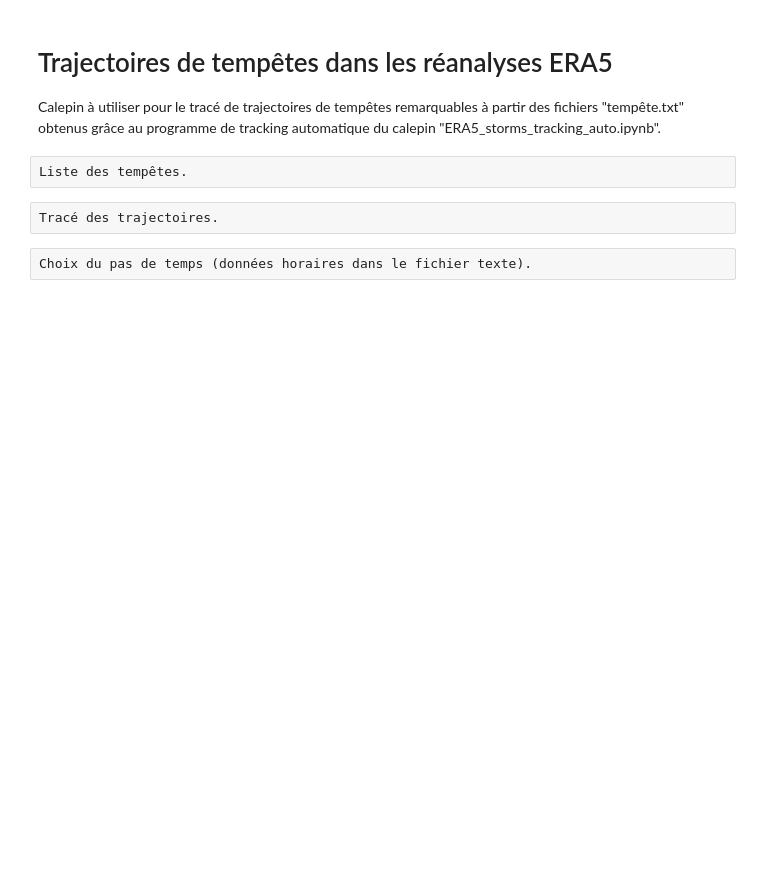
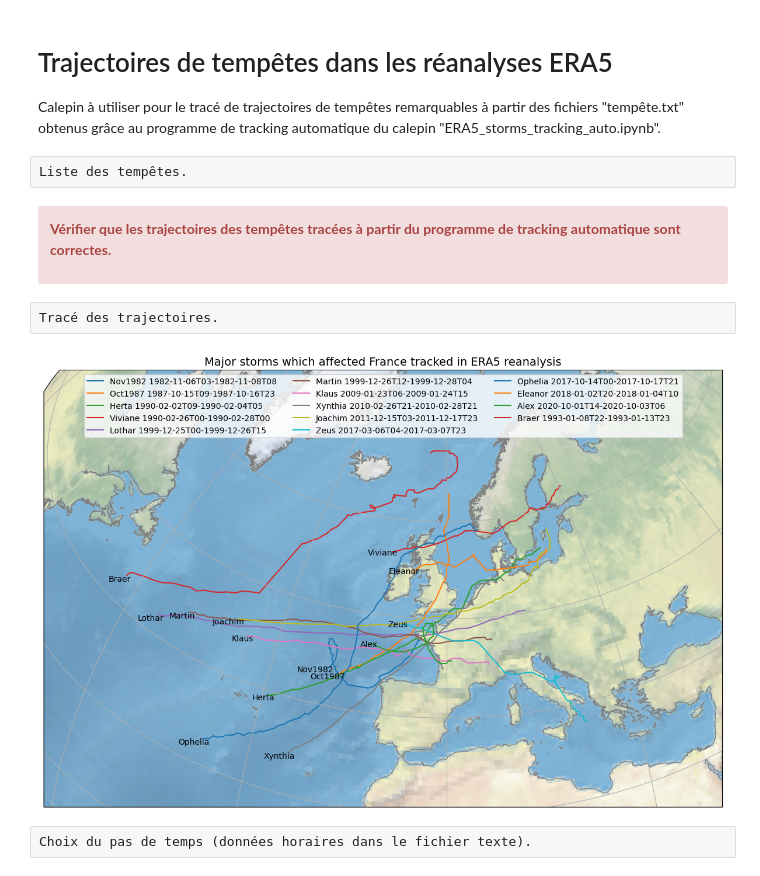
Before and after one commit to fredericferry/era5_storm_tracking_and_maps, a Jupyter notebook: ERA5_storms_tracks.ipynb, the cells around one changed output. Cells and saved outputs as stored; diff of their text form; code cells hidden in the pictures; blank space fills up the shorter version.

```diff
--- a/ERA5_storms_tracks.ipynb
+++ b/ERA5_storms_tracks.ipynb
@@ -30,34 +30,42 @@ from tqdm import tqdm
 # %% [raw]
 Liste des tempêtes.
 # %%
-storms=['Nov1982', 'Oct1987', 'Herta', 'Viviane', 'Lothar', 'Martin',
-        'Klaus', 'Xynthia', 'Joachim', 'Zeus', 'Ophelia', 'Eleanor', 'Alex']
+storms=['Nov1982', 'Oct1987', 'Herta', 'Viviane', 'Lothar', 'Martin', 'Klaus', 'Xynthia',
+        'Joachim', 'Zeus', 'Ophelia', 'Eleanor', 'Alex', 'Ciaran','Braer']
+# %% [markdown]
+<div class="alert alert-danger">
+<p><b>Vérifier que les trajectoires des tempêtes tracées à partir du programme de tracking automatique sont correctes.</b></p>
+</div>
 # %% [raw]
 Tracé des trajectoires.
 # %%
 projection=ccrs.NearsidePerspective(central_longitude=0.0, central_latitude=45.0)
 bounds = [(-60, 35, 30, 70)]
 coast = cfeature.NaturalEarthFeature(category='physical', scale='10m', facecolor='none', name='coastline')
 
 fig = plt.figure(figsize=(15., 10.))
 ax = fig.add_subplot(1, 1, 1, projection=projection)
 ax.set_title('Major storms which affected France tracked in ERA5 reanalysis',loc='center',fontsize=14)
 ax.add_feature(coast, edgecolor='gray')
 ax.gridlines()
+ax.stock_img()
+
 ax.set_extent(*bounds, crs=ccrs.PlateCarree())
 
 for storm in storms:
     liste_time,liste_lon,liste_lat,liste_pres=np.loadtxt('./txt/'+storm+'.txt',skiprows=0, dtype='U13,float,float,int',unpack=True)
     date1=str(liste_time[0])
     date2=str(liste_time[-1])
     ax.plot(liste_lon,liste_lat, transform=ccrs.PlateCarree(), label=storm+' '+date1+'-'+date2)
     ax.text(liste_lon[0]+1, liste_lat[0], storm, verticalalignment='center', horizontalalignment='right',transform=ccrs.PlateCarree())
 
 ax.legend(loc="upper center", ncol=3)
 plt.show()
 
 figname='./figs/tracks'
 fig.savefig(figname+'.png')
+# %% [output]
+[figure, added]
 # %% [raw]
 Choix du pas de temps (données horaires dans le fichier texte).
 # %%
```
Also changed, not shown: parts of 14 cells of this notebook, 1 other file.
